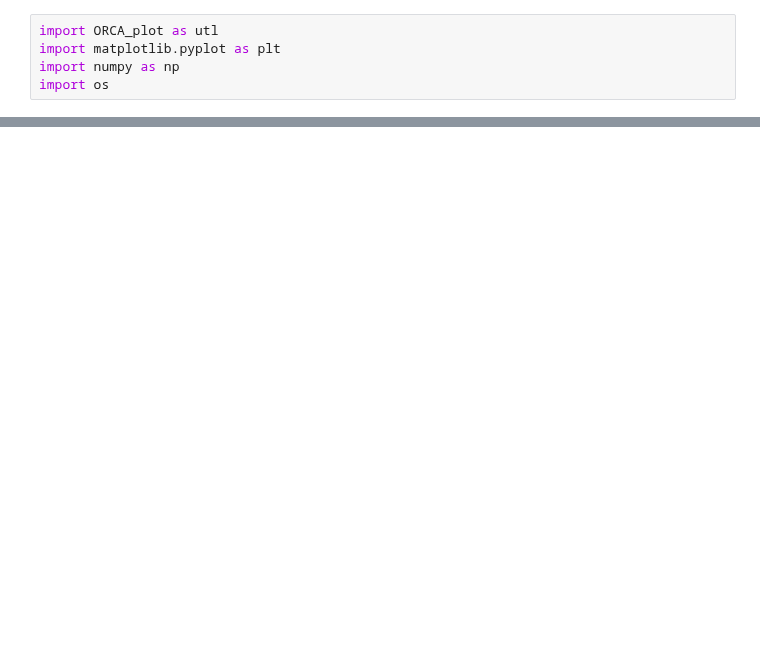
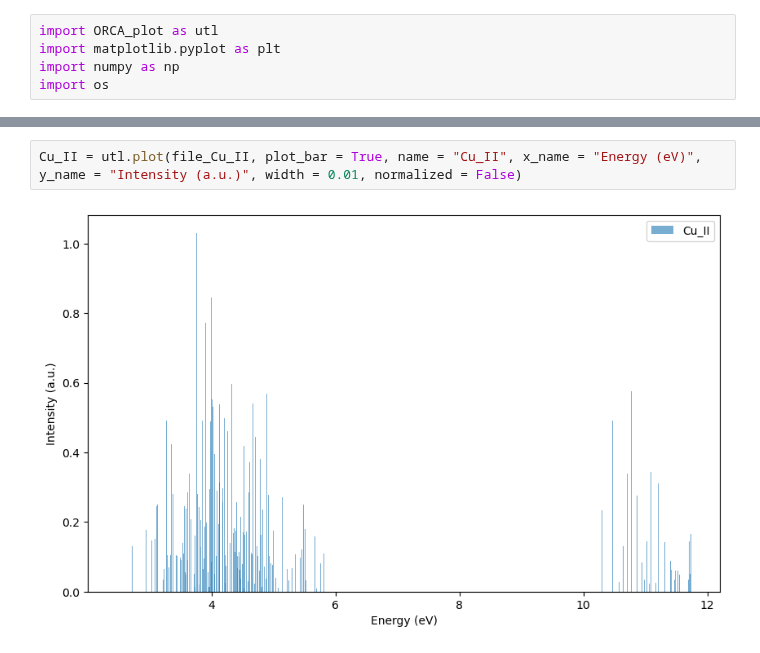
Before and after one commit to Aguiario/ORCA_and_Gaussian, a Jupyter notebook: ORCA_KXAS/test.ipynb, the cells around one changed output, grey strips where cells are left out. Cells and saved outputs as stored; diff of their text form; blank space fills up the shorter version.

```diff
--- a/ORCA_KXAS/test.ipynb
+++ b/ORCA_KXAS/test.ipynb
@@ -6 +55,5 @@ import os
+# %%
+Cu_II = utl.plot(file_Cu_II, plot_bar = True, name = "Cu_II", x_name = "Energy (eV)", y_name = "Intensity (a.u.)", width = 0.01, normalized = False)
+# %% [output]
+[figure, added]
 # %%
```
Also changed, not shown: parts of 5 cells of this notebook, 10 other files.
